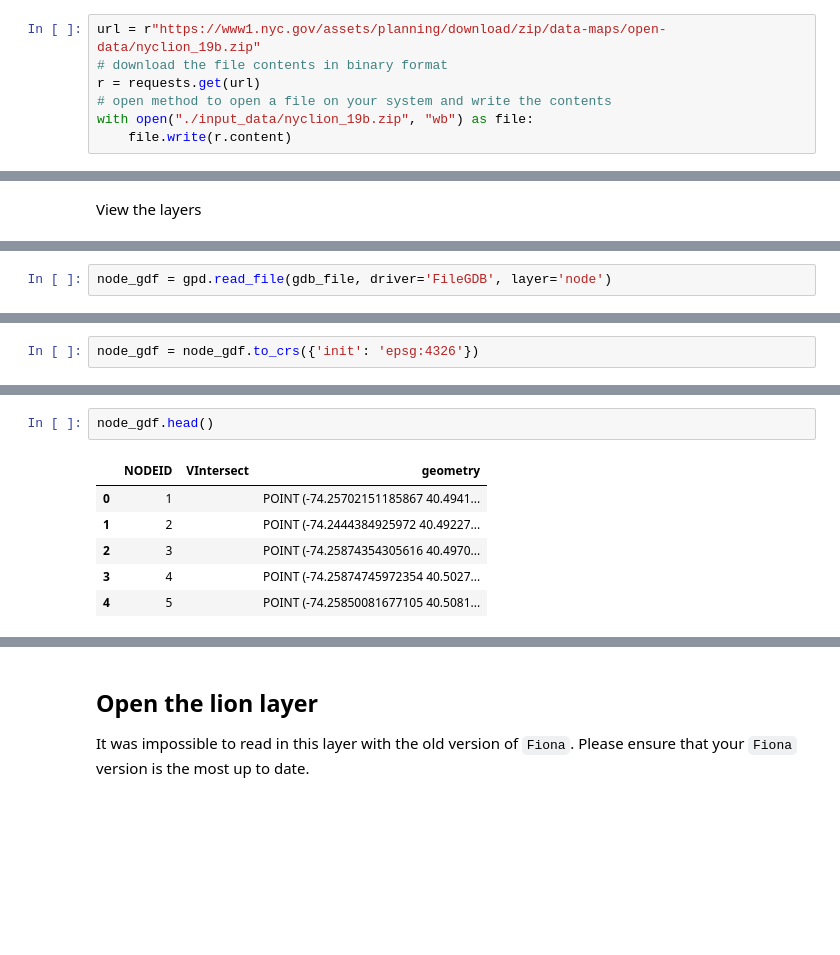
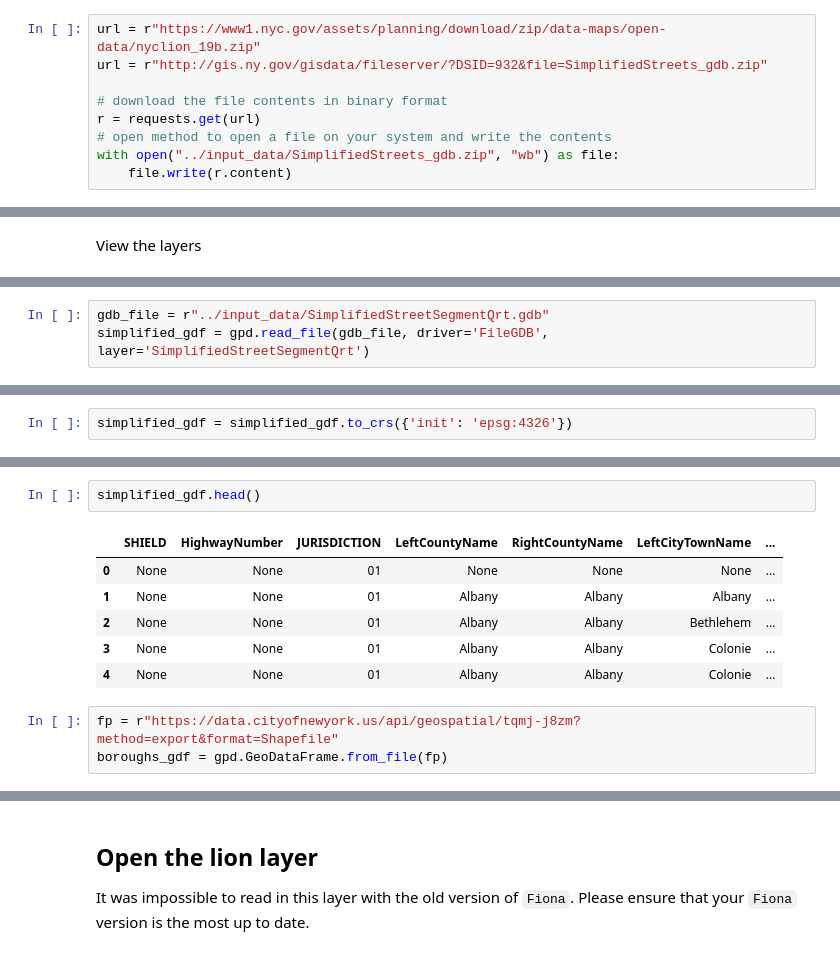
Before and after one commit to jeremysze/GIS_exploration, a Jupyter notebook: code/networkdistance_lion.ipynb, the cells around one changed output, grey strips where cells are left out. Drawn from its saved outputs; the diff is of its cells as text; blank space fills up the shorter version.

```diff
--- a/code/networkdistance_lion.ipynb
+++ b/code/networkdistance_lion.ipynb
@@ -38,9 +38,11 @@ print(fiona.__version__)
 - This does not need to be run repeatedly
 # %%
 url = r"https://www1.nyc.gov/assets/planning/download/zip/data-maps/open-data/nyclion_19b.zip"
+url = r"http://gis.ny.gov/gisdata/fileserver/?DSID=932&file=SimplifiedStreets_gdb.zip"
+
 # download the file contents in binary format
 r = requests.get(url)
 # open method to open a file on your system and write the contents
-with open("./input_data/nyclion_19b.zip", "wb") as file:
+with open("../input_data/SimplifiedStreets_gdb.zip", "wb") as file:
     file.write(r.content)
 # %%
@@ -93,3 +94,4 @@ lion
 # %%
-node_gdf = gpd.read_file(gdb_file, driver='FileGDB', layer='node')
+gdb_file = r"../input_data/SimplifiedStreetSegmentQrt.gdb"
+simplified_gdf = gpd.read_file(gdb_file, driver='FileGDB', layer='SimplifiedStreetSegmentQrt')
 # %%
@@ -99,3 +101,3 @@ node_gdf.crs
 # %%
-node_gdf = node_gdf.to_crs({'init': 'epsg:4326'})
+simplified_gdf = simplified_gdf.to_crs({'init': 'epsg:4326'})
 # %%
@@ -105,9 +114,12 @@ node_gdf.plot(figsize=(10,10));
 # %%
-node_gdf.head()
+simplified_gdf.head()
 # %% [output]
-|  | NODEID | VIntersect | geometry |
-| 0 | 1 |  | POINT (-74.25702151185867 40.4941... |
-| 1 | 2 |  | POINT (-74.2444384925972 40.49227... |
-| 2 | 3 |  | POINT (-74.25874354305616 40.4970... |
-| 3 | 4 |  | POINT (-74.25874745972354 40.5027... |
-| 4 | 5 |  | POINT (-74.25850081677105 40.5081... |
+|  | SHIELD | HighwayNumber | JURISDICTION | LeftCountyName | RightCountyName | LeftCityTownName | ... |
+| 0 | None | None | 01 | None | None | None | ... |
+| 1 | None | None | 01 | Albany | Albany | Albany | ... |
+| 2 | None | None | 01 | Albany | Albany | Bethlehem | ... |
+| 3 | None | None | 01 | Albany | Albany | Colonie | ... |
+| 4 | None | None | 01 | Albany | Albany | Colonie | ... |
+# %%
+fp = r"https://data.cityofnewyork.us/api/geospatial/tqmj-j8zm?method=export&format=Shapefile"
+boroughs_gdf = gpd.GeoDataFrame.from_file(fp)
```
Also changed, not shown: parts of 59 cells of this notebook.
